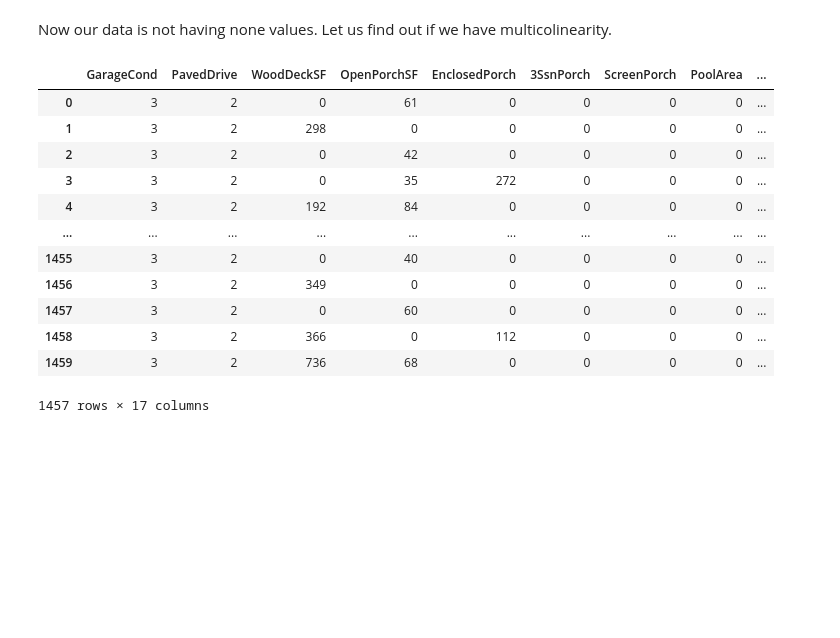
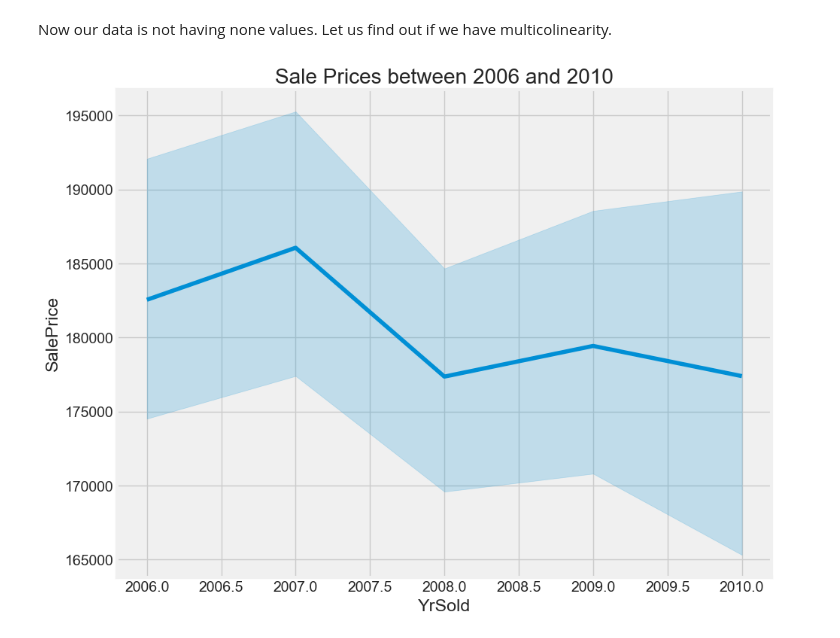
Before and after one commit to ziad-jradeh/House-Prices-Prediction, a Jupyter notebook: cols_64_80_ERD.ipynb, the cells around one changed output. Saved outputs shown, nothing was run; the diff lists cells and outputs as text; code cells hidden in the pictures; blank space fills up the shorter version.

```diff
--- a/cols_64_80_ERD.ipynb
+++ b/cols_64_80_ERD.ipynb
@@ -153,5 +154,2 @@ plt.show()
 # %% [markdown]
 Now our data is not having none values. Let us find out if we have multicolinearity.
-# %%
-# Drop duplicates
-missingfree_df.drop_duplicates(inplace= True)
@@ -169,29 +174,24 @@ missingfree_df_ml["PavedDrive"]=missingfree_df_ml["PavedDrive"].str.replace("N",
 missingfree_df_ml["PavedDrive"]=missingfree_df_ml["PavedDrive"].str.replace("P","1")
 missingfree_df_ml["PavedDrive"]=missingfree_df_ml["PavedDrive"].str.replace("Y","2")
 missingfree_df_ml["PoolQC"]=missingfree_df_ml["PoolQC"].str.replace("No_Pool","0")
-missingfree_df_ml["PoolQC"]=missingfree_df_ml["PoolQC"].str.replace("Po","1")
-missingfree_df_ml["PoolQC"]=missingfree_df_ml["PoolQC"].str.replace("Fa","2")
-missingfree_df_ml["PoolQC"]=missingfree_df_ml["PoolQC"].str.replace("TA","3")
-missingfree_df_ml["PoolQC"]=missingfree_df_ml["PoolQC"].str.replace("Gd","4")
-missingfree_df_ml["PoolQC"]=missingfree_df_ml["PoolQC"].str.replace("Ex","5")
+missingfree_df_ml["PoolQC"]=missingfree_df_ml["PoolQC"].str.replace("Fa","1")
+missingfree_df_ml["PoolQC"]=missingfree_df_ml["PoolQC"].str.replace("Gd","2")
+missingfree_df_ml["PoolQC"]=missingfree_df_ml["PoolQC"].str.replace("Ex","3")
 missingfree_df_ml["Fence"]=missingfree_df_ml["Fence"].str.replace("No_Fence","0")
 missingfree_df_ml["Fence"]=missingfree_df_ml["Fence"].str.replace("MnWw","1")
 missingfree_df_ml["Fence"]=missingfree_df_ml["Fence"].str.replace("GdWo","2")
 missingfree_df_ml["Fence"]=missingfree_df_ml["Fence"].str.replace("MnPrv","3")
 missingfree_df_ml["Fence"]=missingfree_df_ml["Fence"].str.replace("GdPrv","4")
-# %%
-missingfree_df_ml
-# %% [output]
-|  | GarageCond | PavedDrive | WoodDeckSF | OpenPorchSF | EnclosedPorch | 3SsnPorch | ScreenPorch | PoolArea | ... |
-| 0 | 3 | 2 | 0 | 61 | 0 | 0 | 0 | 0 | ... |
-| 1 | 3 | 2 | 298 | 0 | 0 | 0 | 0 | 0 | ... |
-| 2 | 3 | 2 | 0 | 42 | 0 | 0 | 0 | 0 | ... |
-| 3 | 3 | 2 | 0 | 35 | 272 | 0 | 0 | 0 | ... |
-| 4 | 3 | 2 | 192 | 84 | 0 | 0 | 0 | 0 | ... |
-| ... | ... | ... | ... | ... | ... | ... | ... | ... | ... |
-| 1455 | 3 | 2 | 0 | 40 | 0 | 0 | 0 | 0 | ... |
-| 1456 | 3 | 2 | 349 | 0 | 0 | 0 | 0 | 0 | ... |
-| 1457 | 3 | 2 | 0 | 60 | 0 | 0 | 0 | 0 | ... |
-| 1458 | 3 | 2 | 366 | 0 | 112 | 0 | 0 | 0 | ... |
-| 1459 | 3 | 2 | 736 | 68 | 0 | 0 | 0 | 0 | ... |
-1457 rows × 17 columns
+# %%
+missingfree_df_ml["GarageCond"]=missingfree_df_ml["GarageCond"].astype("int16")
+missingfree_df_ml["PoolQC"]=missingfree_df_ml["PoolQC"].astype("int16")
+missingfree_df_ml["Fence"]=missingfree_df_ml["Fence"].astype("int16")
+missingfree_df_ml["PavedDrive"]=missingfree_df_ml["PavedDrive"].astype("int16")
+# %%
+plt.figure(figsize=(10,8))
+plt.style.use("fivethirtyeight")
+sns.lineplot(x=missingfree_df_ml["YrSold"], y= missingfree_df_ml["SalePrice"])
+plt.title("Sale Prices between 2006 and 2010")
+plt.show()
+# %% [output]
+[figure, added]
```
Also changed, not shown: parts of 31 cells of this notebook.
